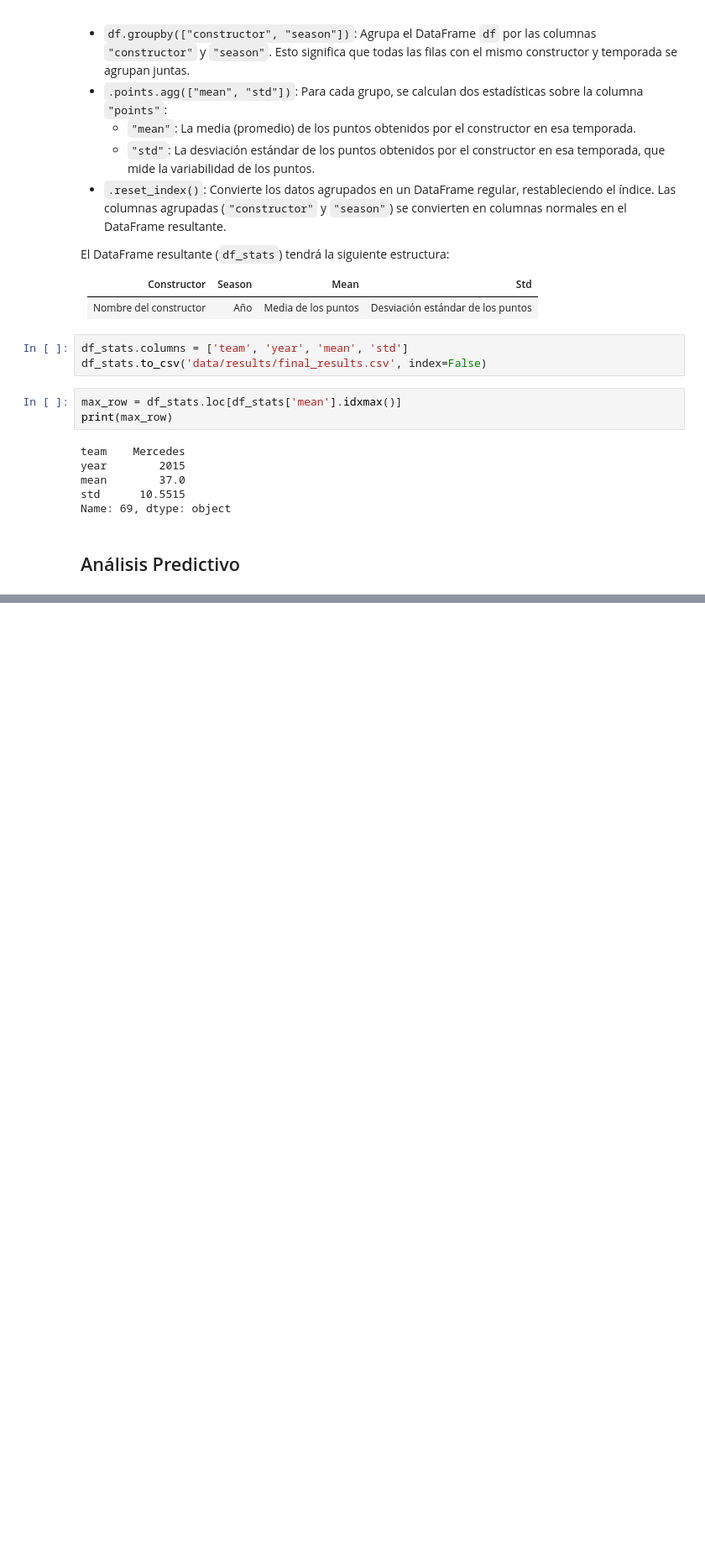
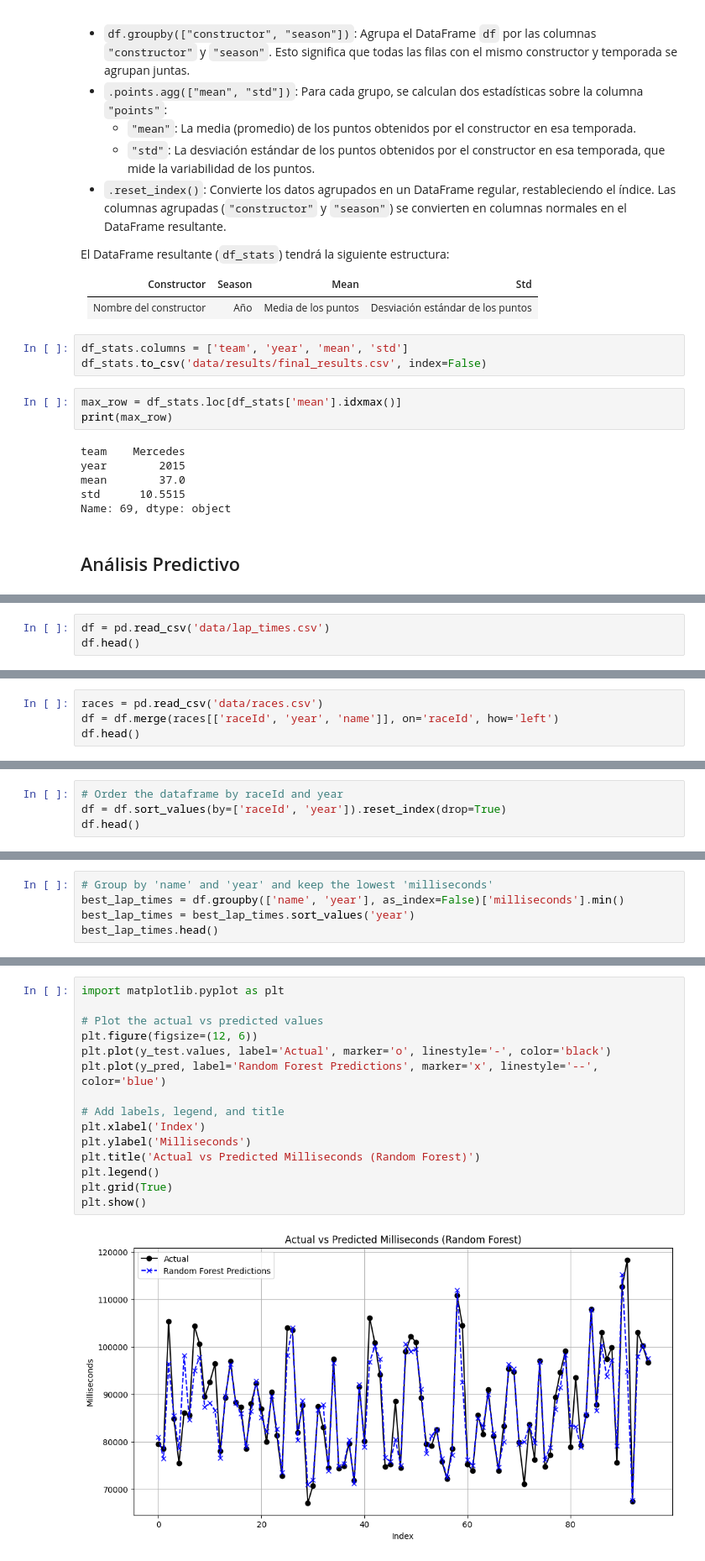
Before and after one commit to Jemartri44/f1-constructor-points, a Jupyter notebook: pipeline.ipynb, the cells around one changed output, grey strips where cells are left out. Shown: that part at 84% size. Cells and saved outputs as stored; diff of their text form; blank space fills up the shorter version.

```diff
--- a/pipeline.ipynb
+++ b/pipeline.ipynb
@@ -165,0 +522,3 @@ Name: 69, dtype: object
+# %%
+df = pd.read_csv('data/lap_times.csv')
+df.head()
@@ -165,0 +536,4 @@ Name: 69, dtype: object
+# %%
+races = pd.read_csv('data/races.csv')
+df = df.merge(races[['raceId', 'year', 'name']], on='raceId', how='left')
+df.head()
@@ -165,0 +547,4 @@ Name: 69, dtype: object
+# %%
+# Order the dataframe by raceId and year
+df = df.sort_values(by=['raceId', 'year']).reset_index(drop=True)
+df.head()
@@ -165,0 +558,5 @@ Name: 69, dtype: object
+# %%
+# Group by 'name' and 'year' and keep the lowest 'milliseconds'
+best_lap_times = df.groupby(['name', 'year'], as_index=False)['milliseconds'].min()
+best_lap_times = best_lap_times.sort_values('year')
+best_lap_times.head()
@@ -165,0 +621,17 @@ Name: 69, dtype: object
+# %%
+import matplotlib.pyplot as plt
+
+# Plot the actual vs predicted values
+plt.figure(figsize=(12, 6))
+plt.plot(y_test.values, label='Actual', marker='o', linestyle='-', color='black')
+plt.plot(y_pred, label='Random Forest Predictions', marker='x', linestyle='--', color='blue')
+
+# Add labels, legend, and title
+plt.xlabel('Index')
+plt.ylabel('Milliseconds')
+plt.title('Actual vs Predicted Milliseconds (Random Forest)')
+plt.legend()
+plt.grid(True)
+plt.show()
+# %% [output]
+[figure, added]
```
Also changed, not shown: parts of 40 cells of this notebook, 1 other file.
